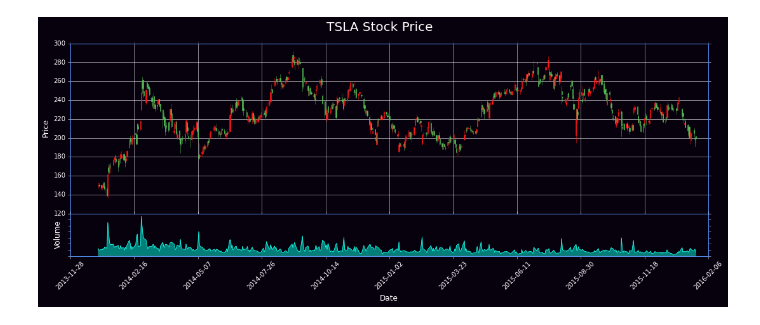
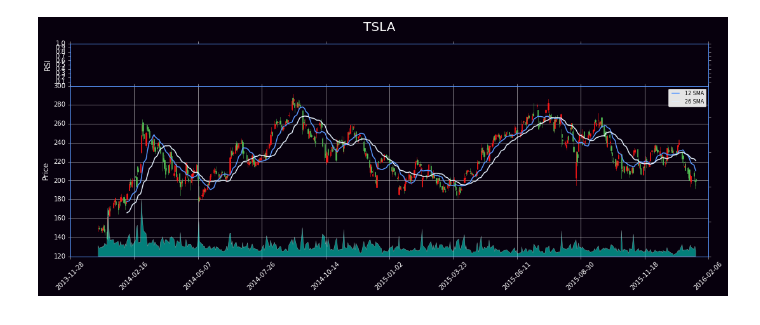
Before and after one commit to mevanoff24/DataScience, a Jupyter notebook: StockAnalysis/StockAnalysis.ipynb, the cells around one changed output. Drawn from its saved outputs; the diff is of its cells as text; code cells hidden in the pictures.

```diff
--- a/StockAnalysis/StockAnalysis.ipynb
+++ b/StockAnalysis/StockAnalysis.ipynb
@@ -15,8 +15,7 @@ import warnings
 warnings.filterwarnings('ignore')
 plt.rcParams.update({'font.size': 10})
 # %%
-symbol = 'AAPL'
-stocks_to_pull = 'AAPL', 'TSLA'
+stocks_to_pull = 'AAPL', 'TSLA', 'EBAY'
 
 def pullData(stock, endYear):
     print 'Currently Pulling', stock
@@ -36 +37,4 @@ Currently Pulling TSLA
+# %%
+def movingAverages(values, window):
+    return pd.rolling_mean(values, window)
 # %%
@@ -98,6 +120,6 @@ def graphData(stock_symbol):
     plt.show()
 #     fig.savefig('example.png',facecolor=fig.get_facecolor())
 # %%
-graphData('TSLA')
+graphData('TSLA', 12, 26)
 # %% [output]
-[figure, old version]
+[figure, new version]
```
Also changed, not shown: parts of 2 cells of this notebook.
